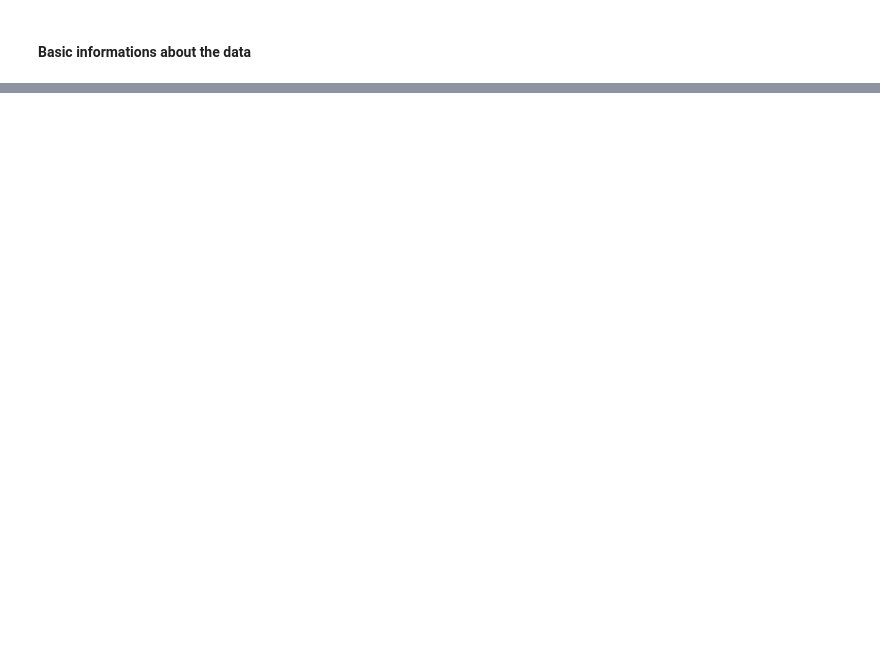
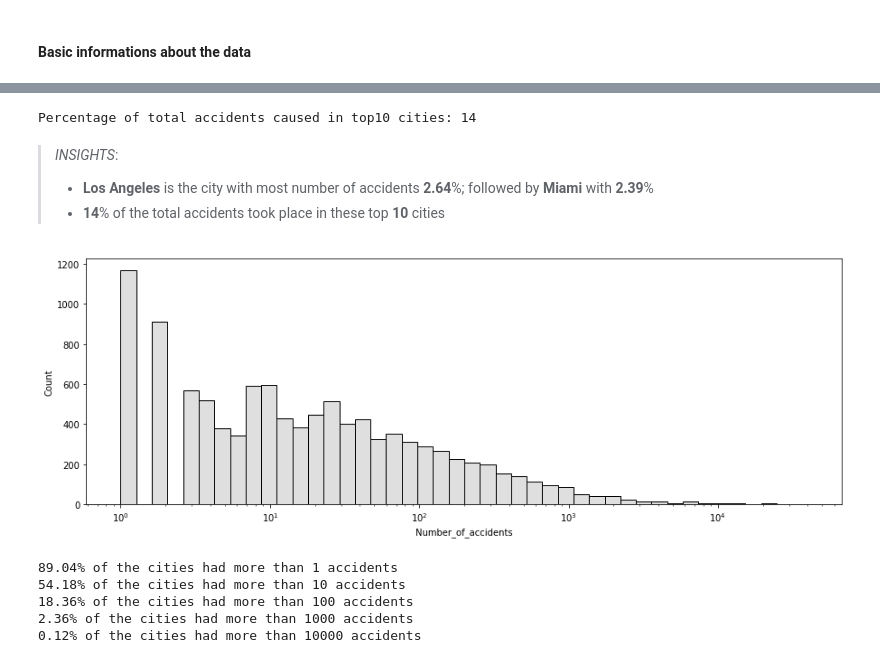
Before and after one commit to shitab16/Exploratory-Data-Analysis-US_Accidents, a Jupyter notebook: EDA_US_Accidents.ipynb, the cells around one changed output, grey strips where cells are left out. Drawn from its saved outputs; the diff is of its cells as text; code cells hidden in the pictures; blank space fills up the shorter version.

```diff
--- a/EDA_US_Accidents.ipynb
+++ b/EDA_US_Accidents.ipynb
@@ -241,0 +157,5 @@ Insights:
+# %%
+#casting string datatype to datetime
+df['Start_Time']= pd.to_datetime(df.Start_Time)
+df['End_Time']= pd.to_datetime(df.End_Time)
+df['Weather_Timestamp']= pd.to_datetime(df.Weather_Timestamp)
@@ -241,0 +183,4 @@ Insights:
+# %%
+#Since we are dealing with road accidents, we will drop Civil, Nautical, and Astronomical Twilight.
+#We will use Sunrise_Sunset to determine day or night.
+df.drop(columns= ['Civil_Twilight', 'Nautical_Twilight', 'Astronomical_Twilight'], axis=1, inplace=True)
@@ -241,0 +196,24 @@ Insights:
+# %%
+#function to standarize similar weather condition
+def weather(original_text):
+  text= str(original_text).lower()
+  if 'rain' in text or 'drizzle' in text :
+    return 'Rain'
+  if 'cloud' in text or 'overcast' in text:
+    return 'Cloudy'
+  if 'snow' in text:
+    return 'Snow'
+  if 'fog' in text or 'haze' in text:
+    return 'Fog'
+  if 'ice pellets' in text:
+    return 'Ice Pellets'
+  if 'thunder' in text or 'storm' in text:
+    return 'Thunder-Storm'
+  if 'dust' in text:
+    return 'Dust'
+  if 'windy' in text:
+    return 'Windy'
+  else:
+    return original_text
+
+df['Weather_Condition']= df['Weather_Condition'].apply(weather)
@@ -241,0 +242,5 @@ Insights:
+# %%
+#creating a dataframe contain no. of accidents per city
+df_city= pd.DataFrame(df['City'].value_counts())
+df_city= df_city.reset_index().rename(columns={'index':'City', 'City':'Number_of_accidents'})
+df_city.head(3)
@@ -241,0 +277,27 @@ Insights:
+# %%
+print("Percentage of total accidents caused in top10 cities: ", end='')
+print(round(sum(df_city.Number_of_accidents[:10])/total_accident*100))
+# %% [output]
+Percentage of total accidents caused in top10 cities: 14
+# %% [markdown]
+>*INSIGHTS*:
+>- **Los Angeles** is the city with most number of accidents **2.64**%; followed by **Miami** with **2.39**%
+>- **14**% of the total accidents took place in these top **10** cities
+# %%
+fig,ax = plt.subplots(figsize = (15,5))
+plt.axes().set_facecolor("white")
+sns.histplot(df_city.Number_of_accidents, log_scale=True,  color="grey", alpha=0.25)
+plt.show()
+# %% [output]
+[figure, added]
+# %%
+for i in [1,10,100,1000,10000]:
+  accidents= len(df_city.City[df_city.Number_of_accidents>i])
+  perc= round(accidents/total_cities*100,2)
+  print(f"{perc}% of the cities had more than {i} accidents")
+# %% [output]
+89.04% of the cities had more than 1 accidents
+54.18% of the cities had more than 10 accidents
+18.36% of the cities had more than 100 accidents
+2.36% of the cities had more than 1000 accidents
+0.12% of the cities had more than 10000 accidents
```
Also changed, not shown: parts of 121 cells of this notebook.
